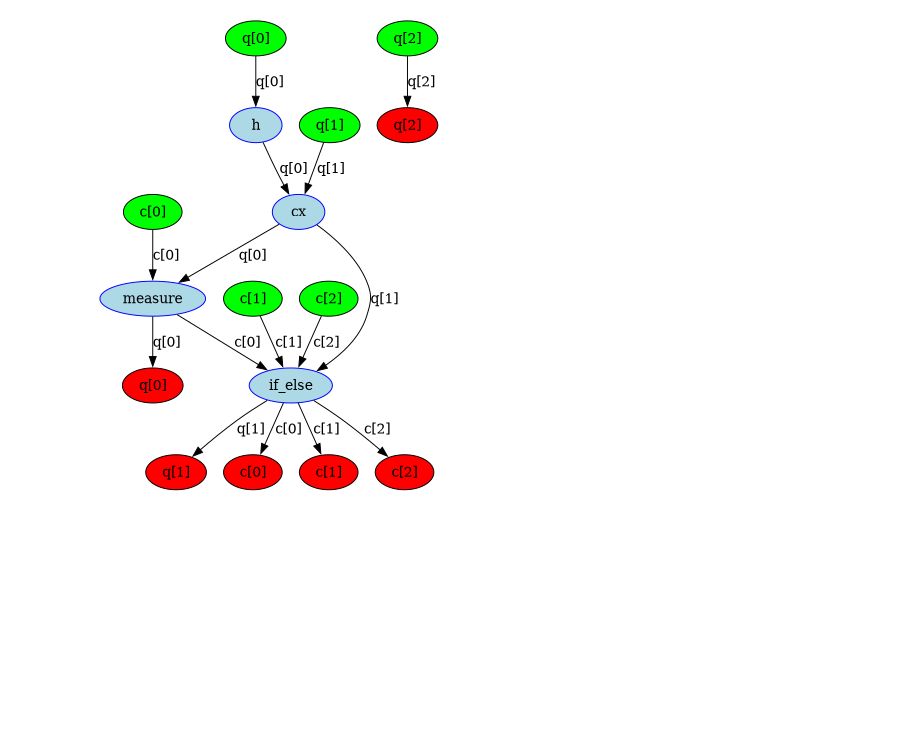
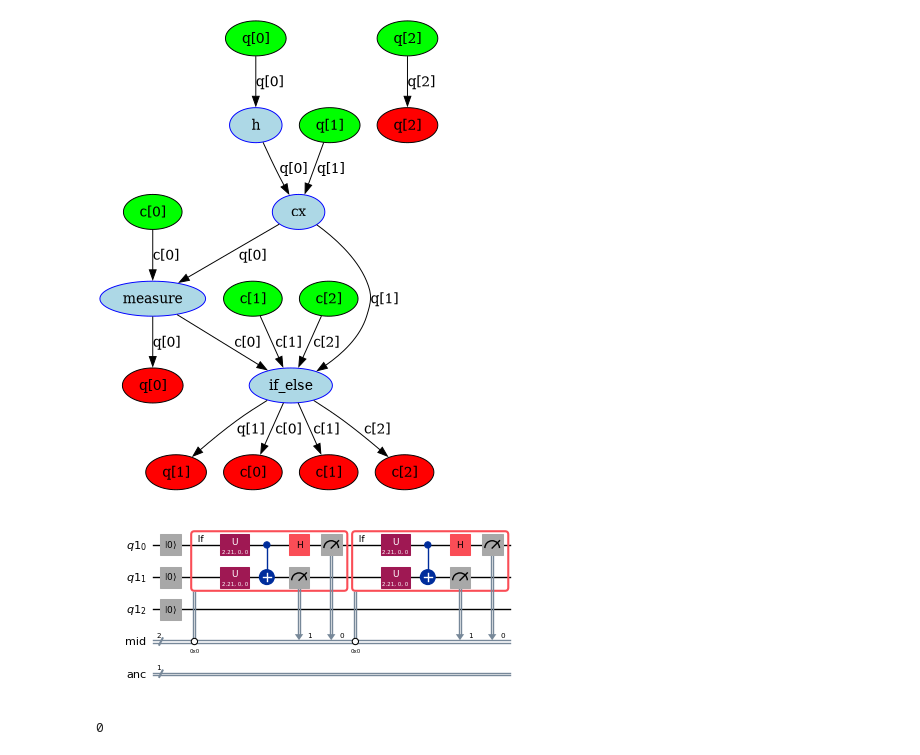
Before and after one commit to Acdimy/qreach-tools, a Jupyter notebook: python_pkg/test.ipynb, the cells around one changed output. Drawn from its saved outputs; the diff is of its cells as text; code cells hidden in the pictures; blank space fills up the shorter version.

```diff
--- a/python_pkg/test.ipynb
+++ b/python_pkg/test.ipynb
@@ -811,3 +811,36 @@ dag = circuit_to_dag(circ)
 dag_drawer(dag)
 # %% [output]
 [figure]
+# %%
+import pyqreach
+### Verifiable quantum secret sharing
+from qiskit import QuantumCircuit, QuantumRegister, ClassicalRegister, transpile
+from qiskit.quantum_info import Statevector
+from qiskit_aer import Aer
+import numpy as np
+import math
+import random
+from time import time
+
+qubits = QuantumRegister(3)
+midBits = ClassicalRegister(2, name='mid')
+ancBits = ClassicalRegister(1, name='anc')
+circ = QuantumCircuit(qubits, midBits, ancBits)
+theta = 2 * np.arccos(np.sqrt(0.2))
+circ.reset([0, 1, 2])
+for i in range(2):
+    with circ.if_test((midBits, 0b00)):
+        # circ.ry(theta, 0); circ.ry(theta, 1)
+        circ.u(theta, 0, 0, 0)
+        circ.u(theta, 0, 0, 1)
+        circ.cx(0, 1)
+        circ.h(0)
+        circ.measure(0,0)
+        circ.measure(1,1)
+circ.draw('mpl', scale=0.5)
+# %% [output]
+[figure, added]
+# %%
+circ.data[3].params[0].data[3].qubits[0]._index
+# %% [output]
+0
```
Also changed, not shown: parts of 1 cell of this notebook, 11 other files.
